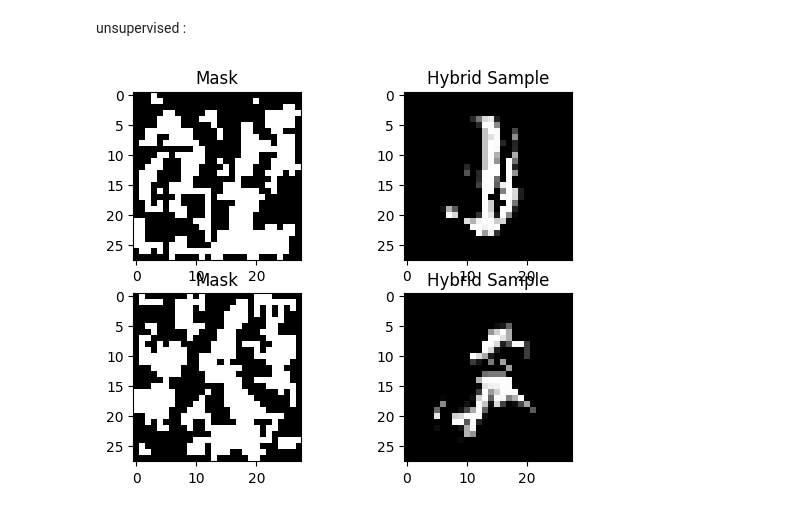
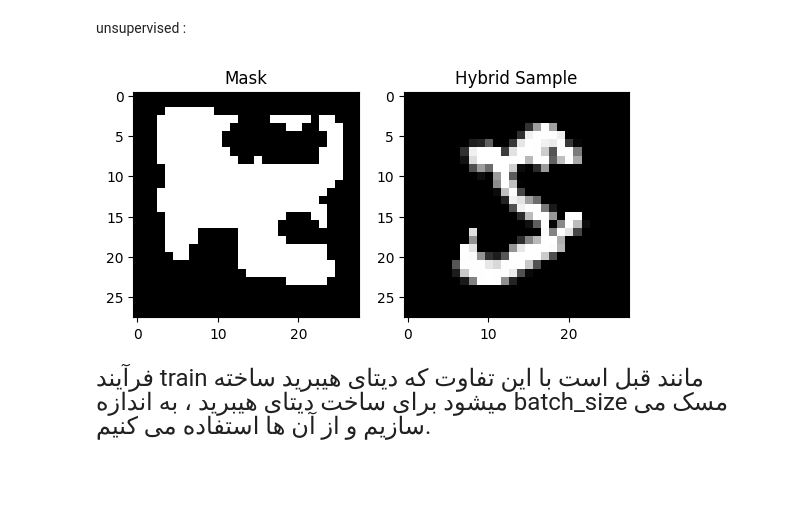
Before and after one commit to theGhozmit/Deep_HW2, a Jupyter notebook: forward-forward.ipynb, the cells around one changed output. Cells and saved outputs as stored; diff of their text form; code cells hidden in the pictures; blank space fills up the shorter version.

```diff
--- a/forward-forward.ipynb
+++ b/forward-forward.ipynb
@@ -246,48 +343,44 @@ unsupervised :
 # %%
 # preprocessing
 transforms = Compose([
     ToTensor(),
     Normalize((0.1307,), (0.3081,)),
     Lambda(lambda x: torch.flatten(x))
 ])
 
 pos_train_data = datasets.MNIST(
     root='data',
     train=True,
     download=True,
     transform=transforms
 )
 
-hybrid_train_data = datasets.MNIST(
-    root='data',
-    train=True,
-    download=True,
-    transform=transforms
-)
+mask = torch.randint(0, 2, (1, 28, 28), dtype=torch.long)
 
-mask = torch.randint(0, 2, (len(hybrid_train_data), 1, 28, 28), dtype=torch.long)
-mask = torch.nn.functional.conv2d(mask.float(), torch.ones((1, 1, 3, 3)), padding=1)
-mask = torch.where(mask > 4, torch.ones_like(mask), torch.zeros_like(mask))
+for i in range(8) :
+    mask = torch.nn.functional.conv2d(mask.float(), torch.tensor([[[[0, 0.25, 0], [0, 0.5, 0], [0, 0.25, 0]]]]), padding=1)
+    mask = torch.nn.functional.conv2d(mask.float(), torch.tensor([[[[0, 0, 0], [0.25, 0.5, 0.25], [0, 0, 0]]]]), padding=1)
+mask = torch.where(mask > 0.5, torch.ones_like(mask), torch.zeros_like(mask))
 mask_invert = torch.ones_like(mask) - mask
-# shuffle the hybrid data
-random_index = torch.randperm(len(hybrid_train_data))
-
-for i in range(len(hybrid_train_data)):
-    hybrid_train_data.data[i] = pos_train_data.data[i] * mask[i] + hybrid_train_data.data[random_index[i]] * mask_invert[i]
+hybrid_data = pos_train_data.data[0] * mask +  pos_train_data.data[1]* mask_invert
 
 # show the mask and show 2 samples from positive and hybrid datasets
-fig, axs = plt.subplots(2, 2)
-axs[0, 0].imshow(mask[10, 0], cmap='gray')
-axs[0, 0].set_title('Mask')
-axs[0, 1].imshow(hybrid_train_data.data[10], cmap='gray')
-axs[0, 1].set_title('Hybrid Sample')
-axs[1, 0].imshow(mask[5, 0], cmap='gray')
-axs[1, 0].set_title('Mask')
-axs[1, 1].imshow(hybrid_train_data.data[5], cmap='gray')
-axs[1, 1].set_title('Hybrid Sample')
+fig, axs = plt.subplots(1, 2)
+axs[0].imshow(mask[0], cmap='gray')
+axs[0].set_title('Mask')
+axs[1].imshow(hybrid_data[0], cmap='gray')
+axs[1].set_title('Hybrid Sample')
+
 plt.show()
 # %% [output]
-[figure, old version]
+[figure, new version]
+# %% [markdown]
+<div dir="rtl">
+<font face="B Nazanin" size="5">
+فرآیند train مانند قبل است با این تفاوت که دیتای هیبرید ساخته میشود
+برای ساخت دیتای هیبرید ، به اندازه batch_size مسک می سازیم و از آن ها استفاده می کنیم.
+</font>
+</div>
 # %%
 # training one layer of forward forward
 ff_layer1 = Forward_Forward_1().to(device)
```
Also changed, not shown: parts of 12 cells of this notebook.
